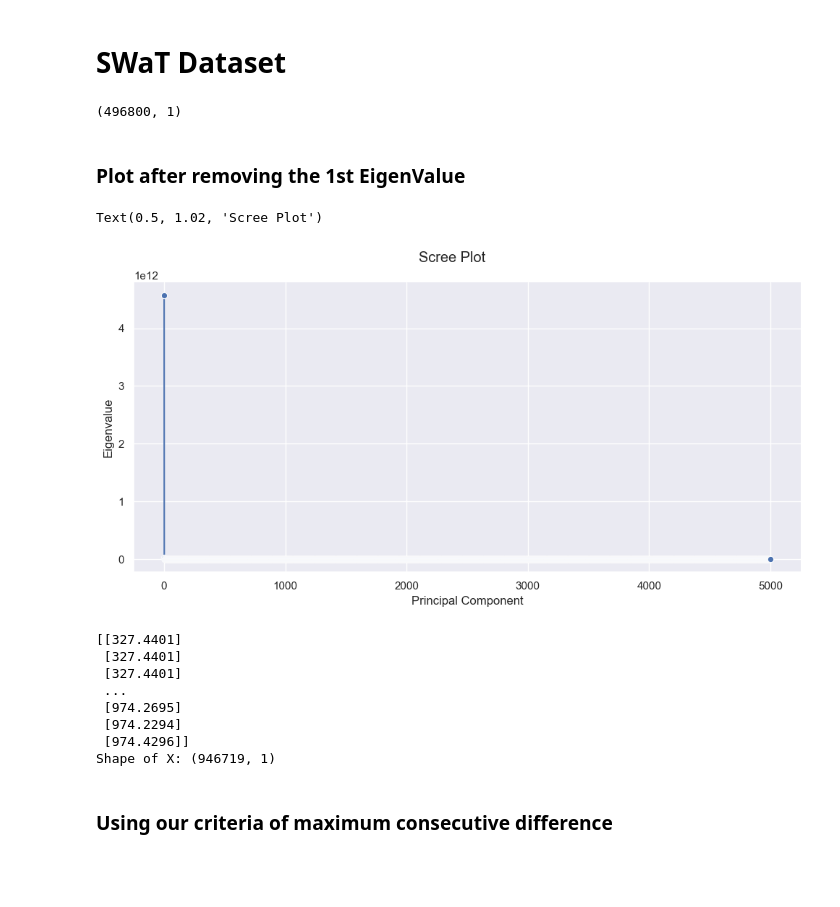
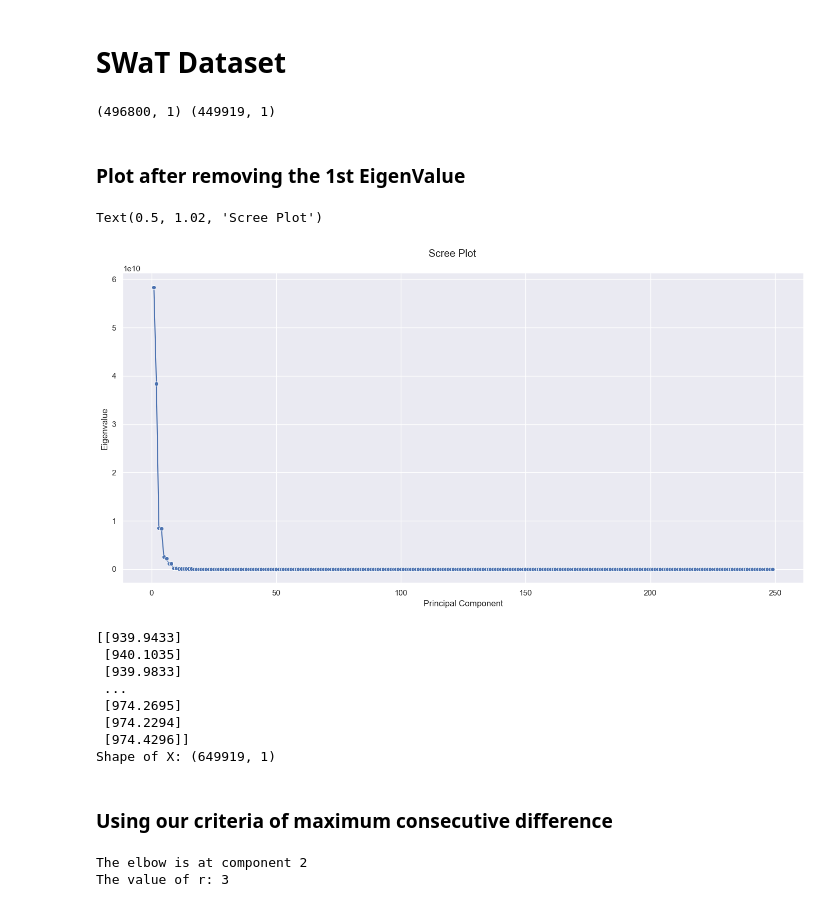
Before and after one commit to HimanS1708/PASAD, a Jupyter notebook: Implementation/part1.ipynb, the cells around one changed output. Saved outputs shown, nothing was run; the diff lists cells and outputs as text; code cells hidden in the pictures; blank space fills up the shorter version.

```diff
--- a/Implementation/part1.ipynb
+++ b/Implementation/part1.ipynb
@@ -437,68 +437,73 @@ plot_stuff(1, X, X_train_extracted_data, dtrain_scores, dtest_scores, dj_scores,
 # %% [markdown]
 # SWaT Dataset
 # %%
-X_train = pd.read_excel('../Dataset/SWaT/SWaT_Dataset_Normal_v0.xlsx', usecols=[0, 19], header=None)
-X_test = pd.read_excel('../Dataset/SWaT/SWaT_Dataset_Attack_v0.xlsx', usecols=[0, 19], header=None)
+X_train = pd.read_excel('../Dataset/SWaT/SWaT_Dataset_Normal_v0.xlsx', usecols=[19], header=None)
+X_test = pd.read_excel('../Dataset/SWaT/SWaT_Dataset_Attack_v0.xlsx', usecols=[19], header=None)
 # %%
 X_train = X_train.drop(index=0).reset_index(drop=True)
 X_test = X_test.drop(index=0).reset_index(drop=True)
 # %%
 X_train = np.asarray(X_train, dtype=np.float32)
 X_test = np.asarray(X_test, dtype=np.float32)
-# %%
-X_train.shape
-# %% [output]
-(496800, 1)
+# %%
+print(X_train.shape, X_test.shape)
+# %% [output]
+(496800, 1) (449919, 1)
+# %%
+X_train_copy = X_train[-200000:]
 # %% [markdown]
 ### Plot after removing the 1st EigenValue
 # %%
-X_train_initial = X_train[:10000]
-X_train_theta = X_train[7500:]
+X_train_initial = X_train_copy[:10000]
+X_train_theta = X_train_copy[7500:]
 
 # Step 1
 X_train_new, L = create_embedding(X_train_initial)
 
 # Step 2
 eigenValues, eigenVectors = find_eig(X_train_new)
 
 # Scree Plot
 temp_df = pd.DataFrame({
-    'Principal Component': range(1, len(eigenValues)),
-    'Eigenvalue': eigenValues[1:]
+    'Principal Component': range(1, 250),
+    'Eigenvalue': eigenValues[1:250] # Value of r will not be very big so there is no point in plotting the trailing values
 })
 
 sns.set_theme()
 
-plot = sns.relplot(data=temp_df, x='Principal Component', y='Eigenvalue', kind='line', marker='o', height=5, aspect=2)
+plot = sns.relplot(data=temp_df, x='Principal Component', y='Eigenvalue', kind='line', marker='o', height=7, aspect=2)
 
 plot.set_axis_labels("Principal Component", "Eigenvalue")
 plot.figure.suptitle("Scree Plot", y=1.02)
 # %% [output]
 Text(0.5, 1.02, 'Scree Plot')
-[figure, old version]
+[figure, new version]
 # %%
-X = np.concatenate((X_train, X_test))
+X = np.concatenate((X_train_copy, X_test))
 
 print(X)
 print(f"Shape of X: {X.shape}")
 # %% [output]
-[[327.4401]
- [327.4401]
- [327.4401]
+[[939.9433]
+ [940.1035]
+ [939.9833]
  ...
  [974.2695]
  [974.2294]
  [974.4296]]
-Shape of X: (946719, 1)
+Shape of X: (649919, 1)
 # %% [markdown]
 ### Using our criteria of maximum consecutive difference
 # %%
-diff = np.diff(eigenValues[1:])
+diff = np.diff(eigenValues[1:500])
 
 elbow_index = np.argmin(diff) + 1
 
 print(f"The elbow is at component {elbow_index}")
 print(f"The value of r: {elbow_index + 1}")
+# %% [output]
+The elbow is at component 2
+The value of r: 3
 # %%
 r = elbow_index + 1
 
```
Also changed, not shown: parts of 9 cells of this notebook, 1 other file.
